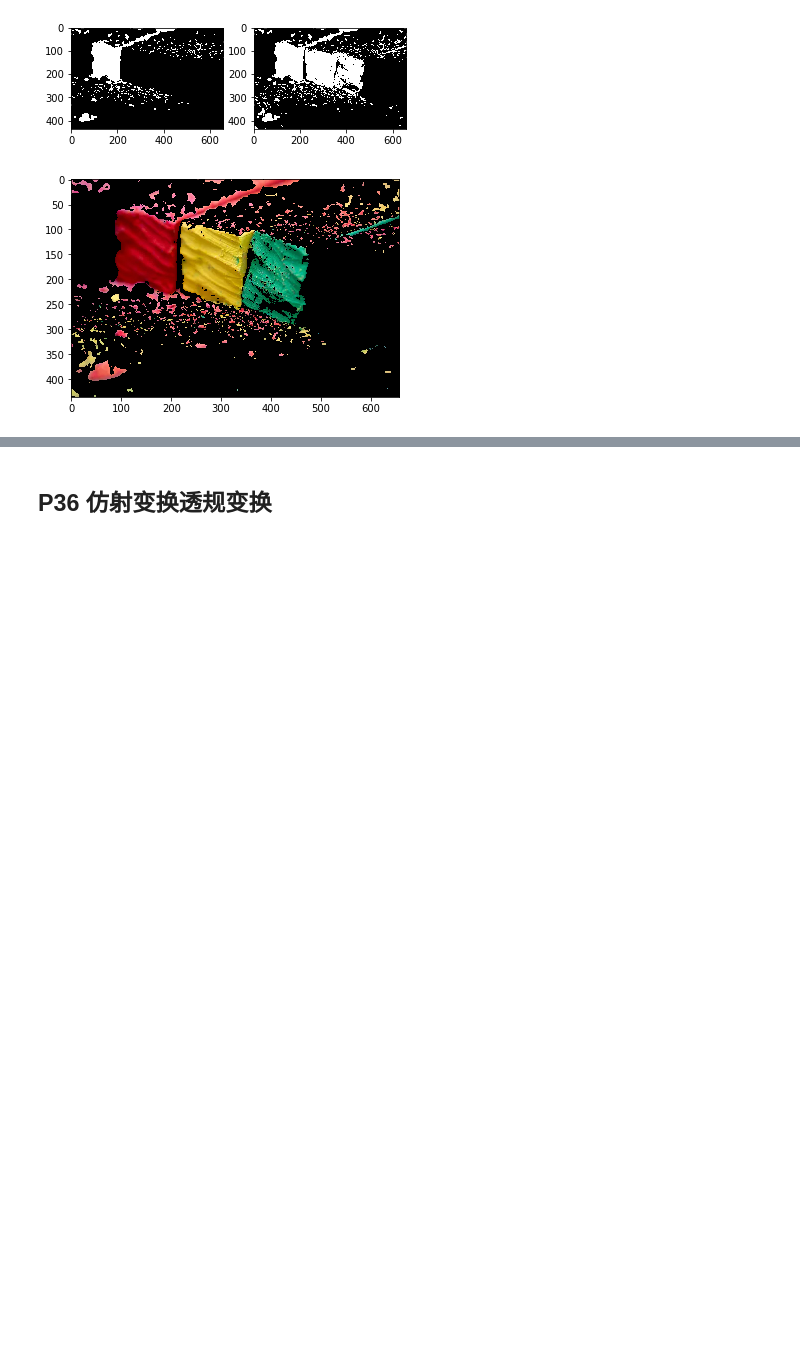
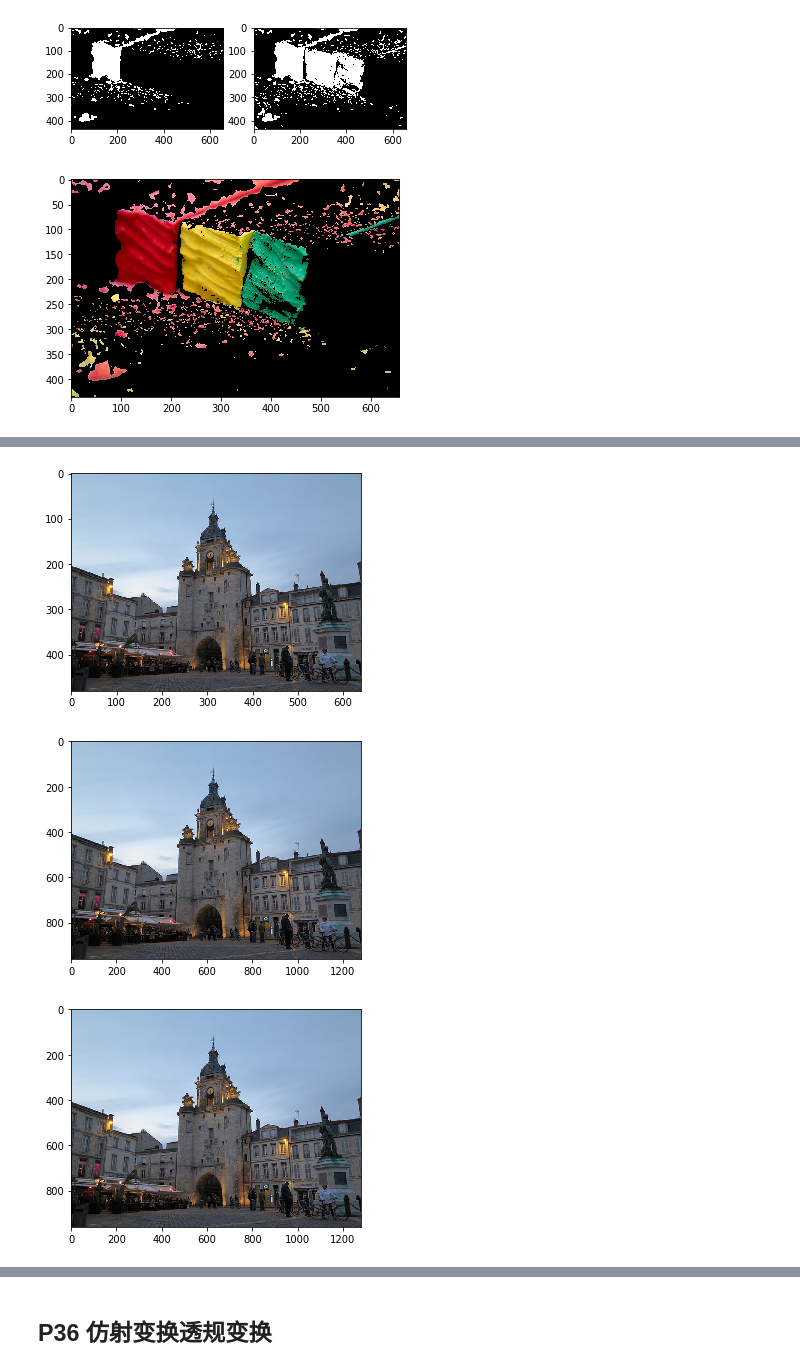
Before and after one commit to thetime50/opencv-practice, a Jupyter notebook: step3-p27.ipynb, the cells around one changed output, grey strips where cells are left out. Drawn from its saved outputs; the diff is of its cells as text; code cells hidden in the pictures; blank space fills up the shorter version.

```diff
--- a/step3-p27.ipynb
+++ b/step3-p27.ipynb
@@ -291,0 +300,27 @@ $ dst(x, y) = src(M_{11}x + M_{12}y+ M_{13}, M_{21}x + M_{22}y + M_{23}) $
+# %%
+import cv2 as cv
+import numpy as np
+import matplotlib.pyplot as plt
+import tool
+%matplotlib inline
+
+img = cv.imread('./img/PorteDeLaGrosseHorloge.jpg',1) #彩色图像
+imageRGB = cv.cvtColor( img, cv.COLOR_BGR2RGB )
+plt . imshow( imageRGB)
+plt. show()
+
+res = cv.resize(img, None, fx=2, fy=2, interpolation = cv.INTER_CUBIC)
+imageRGB = cv.cvtColor(res, cv.COLOR_BGR2RGB)
+plt.imshow( imageRGB )
+plt.show()
+
+
+height, width = img.shape[ :2]
+res = cv.resize(img, (2*width, 2*height), interpolation = cv.INTER_CUBIC)
+imageRGB = cv.cvtColor(res, cv.COLOR_BGR2RGB)
+plt.imshow( imageRGB )
+plt.show()
+# %% [output]
+[figure, added]
+[figure, added]
+[figure, added]
```
Also changed, not shown: parts of 3 cells of this notebook, 1 other file.
